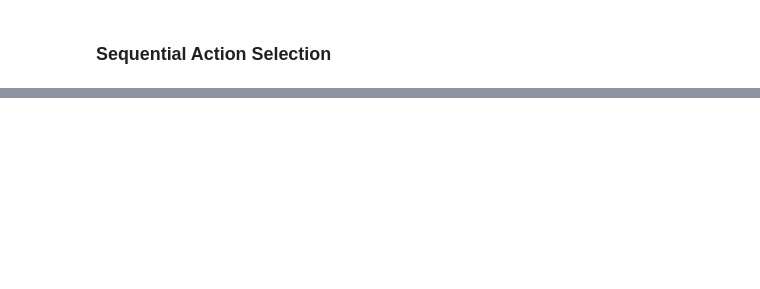
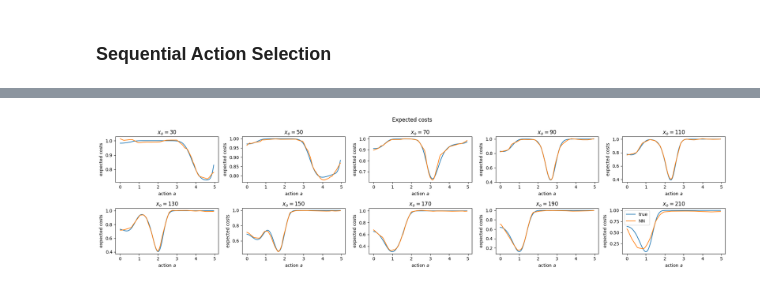
Before and after one commit to mackelab/amortized-decision-making, a Jupyter notebook: scripts/continous_toy_cont_action.ipynb, the cells around one changed output, grey strips where cells are left out. Cells and saved outputs as stored; diff of their text form; code cells hidden in the pictures; blank space fills up the shorter version.

```diff
--- a/scripts/continous_toy_cont_action.ipynb
+++ b/scripts/continous_toy_cont_action.ipynb
@@ -445,4 +465,0 @@ potential_fn = AcquisitionPotential(get_action_distribution(), obs, reverse_cost
-# %%
-acquisition_sampler = RejectionPosterior(
-                potential_fn=potential_fn, proposal=get_action_distribution
-            )
@@ -495,0 +466,7 @@ tiled_samples.shape
+# %%
+x_train_subset = x_train[:10000]
+theta_train_subset = theta_train[:10000]
+actions_train_subset = actions_train[:10000]
+# %%
+clf_sequential = build_classifier("fc", x_train_subset, actions_train_subset, hidden_dims=[50,50,50], output_dim=1, activation=nn.ReLU(), output_transform=nn.Identity())
+print(clf, end="\n-----\n")
@@ -495,0 +485,77 @@ tiled_samples.shape
+# %%
+n_rounds = 8
+samples_per_round = 10
+action_prior = get_action_distribution()
+proposal = action_prior
+acquisition_fn = Acquisition(cost_estimator=clf)
+
+for r in range(1, n_rounds + 1):
+    print(f"------- ROUND {r} ------")
+    actions_round = []
+    costs_round = []
+    for x, theta in zip(x_train_subset, theta_train_subset):
+        # sample actions using the expected costs
+        if r == 1:
+            sampled_actions = proposal.sample((samples_per_round,))
+        else:
+            acquisition_fn.update_estimator(deepcopy(clf_sequential))
+            #TODO: is this (x_o = x) misusing the AcqPotential??
+            potential = AcquisitionPotential(action_prior, x_o=x, acquisition_fn=acquisition_fn, device="cpu")
+            acquisition_sampler = InverseTransformSampler(potential_fn=potential)
+            proposal = acquisition_sampler
+            sampled_actions = proposal.sample((samples_per_round,)).unsqueeze(1) #(Sx1)
+        # evaluate costs of sampled action
+        costs = loss(theta, sampled_actions)
+        actions_round.append(sampled_actions)
+        costs_round.append(costs)
+
+    # train NN with newly sampled actions
+    clf_sequential, _, _ = train(
+        clf_sequential,
+        x_train_subset.repeat_interleave(samples_per_round, dim=0), #(S*Nx1)
+        torch.vstack(actions_round), #(S*Nx1)
+        torch.vstack(costs_round),   #(S*Nx1)
+        x_val,
+        actions_val,
+        costs_val,
+        learning_rate=1e-3,
+        model_dir=f"./results/continuous/toy_example/sequential_actions",
+        max_num_epochs=100,
+        stop_after_epochs=50,
+    )
+
+    # plot expected costs
+    obs = torch.arange(30, 230, 20)
+    a_grid = torch.arange(0.,5.,0.05)
+
+    plt.figure(figsize=(20,5))
+    for i, x_o in enumerate(obs):
+        plt.subplot(2,5,i+1%5)
+
+        expected_posterior_losses = torch.tensor(
+            [
+                toy.expected_posterior_loss(
+                    x_o=x_o,
+                    a_o=a,
+                    lower=lower,
+                    upper=upper,
+                    resolution=resolution,
+                )
+                for a in a_grid
+            ]
+        )
+
+        predicted_losses = torch.tensor([clf_sequential(atleast_2d(x_o), atleast_2d(a)) for a in a_grid])
+
+
+        plt.plot(a_grid, expected_posterior_losses, label="true")
+        plt.plot(a_grid, predicted_losses, label="NN")
+        plt.xlabel(r'action $a$'); plt.ylabel('expected costs')
+        #plt.ylim(0.,1.1)
+        plt.title(rf'$x_o=${x_o}')
+    plt.suptitle("Expected costs")
+    plt.tight_layout()
+    plt.legend()
+    plt.savefig(f"./results/continuous/toy_example/fig_expected_costs_sequential_r{r}.pdf")
+    plt.show()
+# %% [output]
@@ -495,0 +564 @@ tiled_samples.shape
+[figure, added]
```
Also changed, not shown: parts of 22 cells of this notebook, 2 other files.
